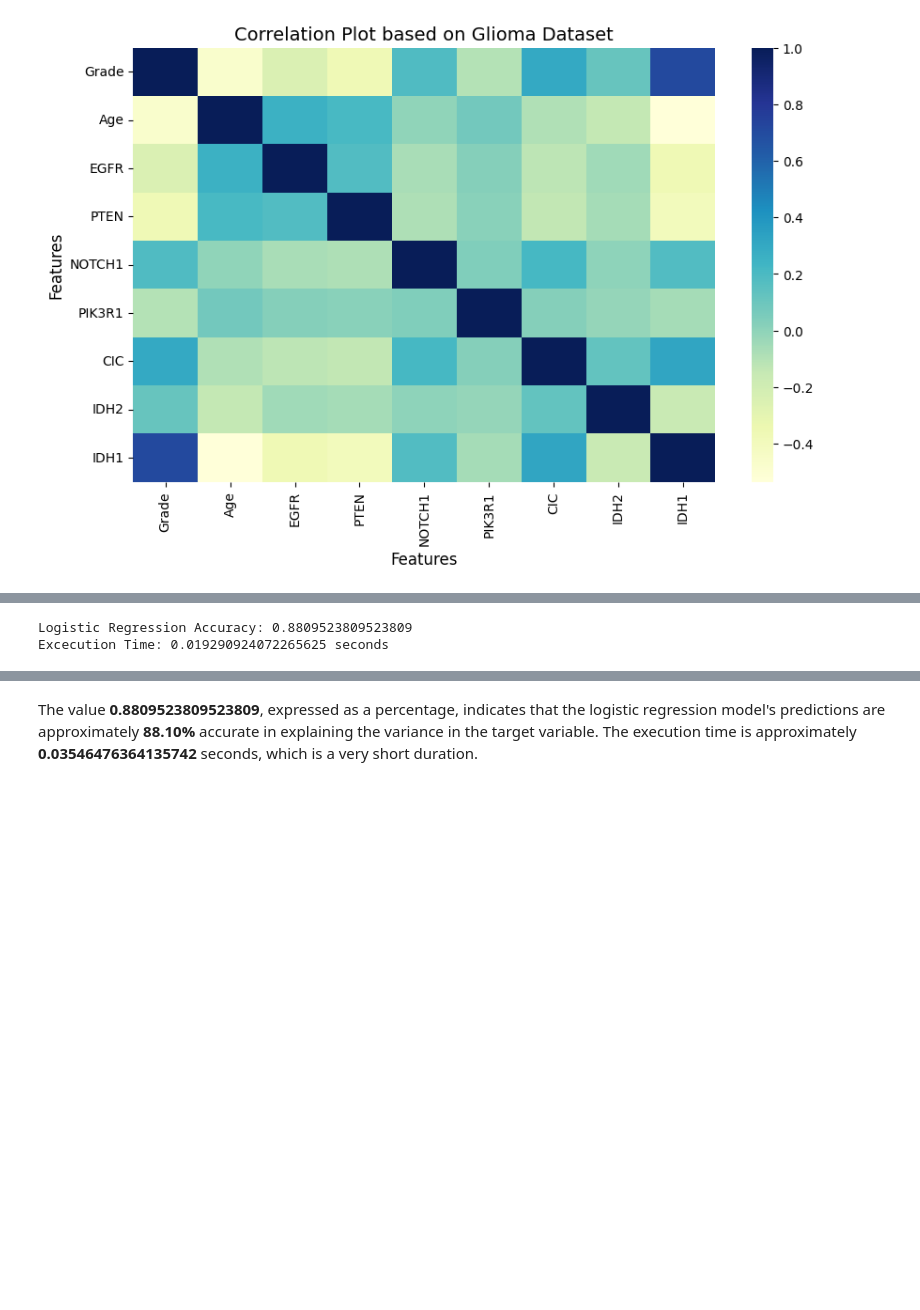
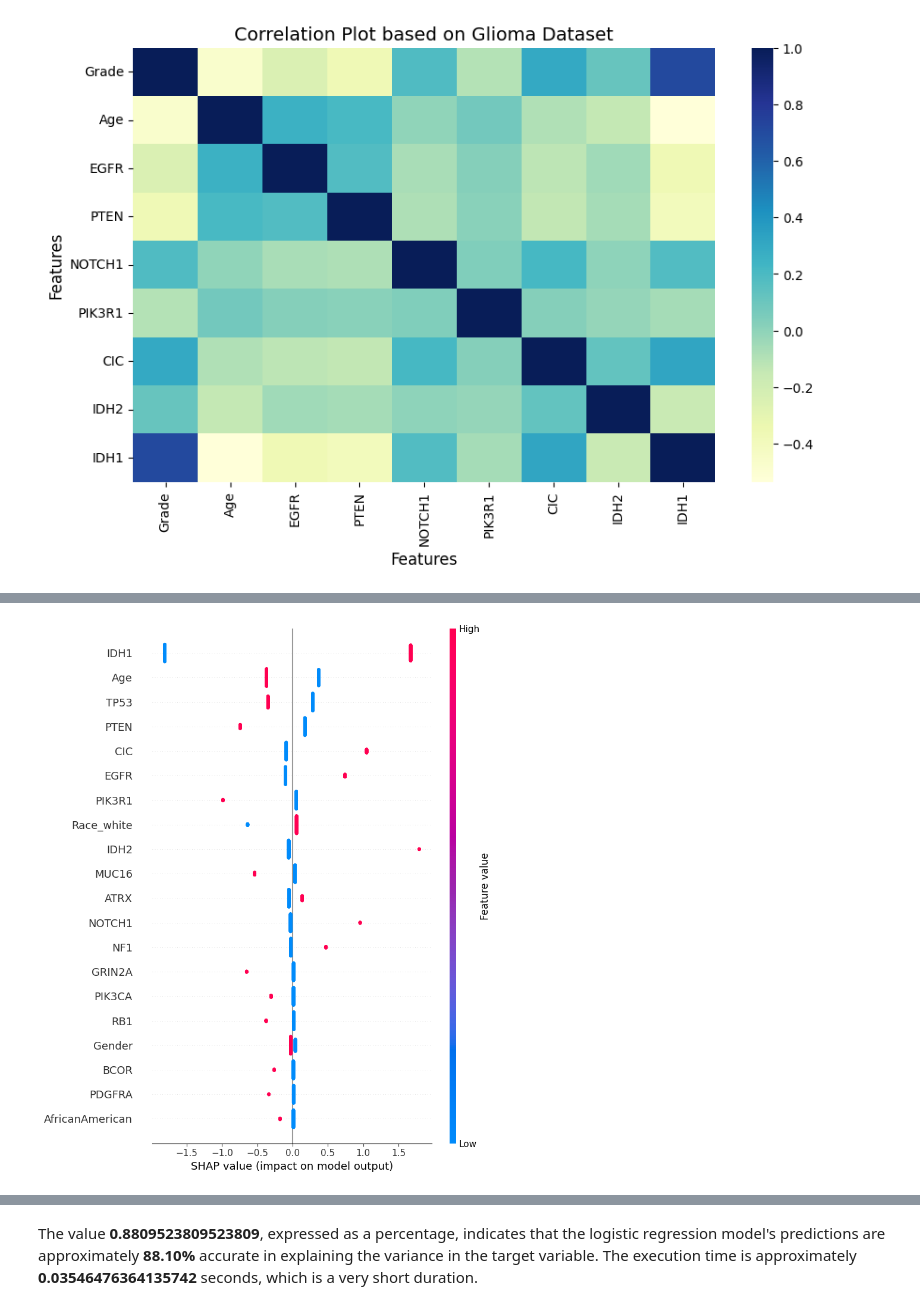
Before and after one commit to enggabhishek/glioma-prediction, a Jupyter notebook: Glioma_Brain_Cancer_Predictor.ipynb, the cells around one changed output, grey strips where cells are left out. Cells and saved outputs as stored; diff of their text form; code cells hidden in the pictures; blank space fills up the shorter version.

```diff
--- a/Glioma_Brain_Cancer_Predictor.ipynb
+++ b/Glioma_Brain_Cancer_Predictor.ipynb
@@ -128,6 +118,18 @@ dataset.head()
+# %%
+def con_bool_to_int(s):
+    if s is True:
+        s = 1
+    else:
+        s = 0
+    return s
 # %%
 #==================================Renaming multiple columns===============================================
 dataset = dataset.rename(columns={'Race_american indian or alaska native': 'NativeAmerican', 'Race_black or african american': 'AfricanAmerican'})
+# %%
+dataset['NativeAmerican'] = dataset['NativeAmerican'].map(con_bool_to_int)
+dataset['Race_asian'] = dataset['Race_asian'].map(con_bool_to_int)
+dataset['AfricanAmerican'] = dataset['AfricanAmerican'].map(con_bool_to_int)
+dataset['Race_white'] = dataset['Race_white'].map(con_bool_to_int)
 # %% [markdown]
 <p>
     Based on the correlation plot "IDH1" has a high <b>Positive correlation</b> (0.708432) with "Grade," it indicates that higher values of "IDH1" are strongly associated with higher-grade conditions. Conversely, if "Age" has a high <b>Negative correlation</b> (-0.472121) with "Grade," it means that increasing age is strongly associated with lower-grade conditions
@@ -197,5 +243,6 @@ X_train, X_test, y_train, y_test = train_test_split(X, Y, test_size=0.3, random_
 # %%
 #=================Logistic Regression Model================================================================
+import warnings
 clf_LR = LogisticRegression(solver='lbfgs', max_iter=1000)
 # Start the timer
 start_time = time.time()
@@ -203,14 +250,13 @@ start_time = time.time()
 clf_LR.fit(X_train, y_train)
 # Stop the timer
 end_time = time.time()
-# Making predictions on the testing data
-y_pred_LR = clf_LR.predict(X_test)
-# Calculate the execution time
-execution_time = end_time - start_time
-# Evaluating the accuracy of the model
-accuracy = accuracy_score(y_test, y_pred_LR)
-print("Logistic Regression Accuracy:", accuracy)
-print(f"Excecution Time: {execution_time} seconds")
+shap_values =''
+
+with warnings.catch_warnings():
+    warnings.simplefilter(action='ignore', category=FutureWarning)
+    explainer = shap.LinearExplainer(clf_LR, X, feature_perturbation="interventional")
+    shap_values = explainer.shap_values(X_test)
-# %% [output]
-Logistic Regression Accuracy: 0.8809523809523809
-Excecution Time: 0.019290924072265625 seconds
+# %%
+shap.summary_plot(shap_values,X_test)
+# %% [output]
+[figure, added]
```
Also changed, not shown: parts of 35 cells of this notebook.
